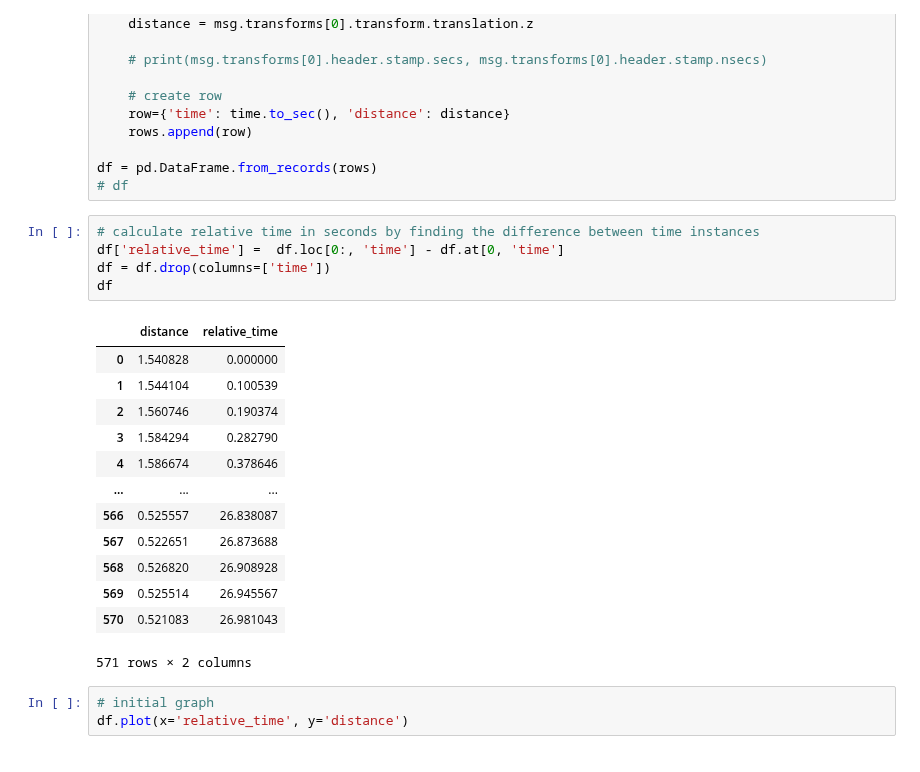
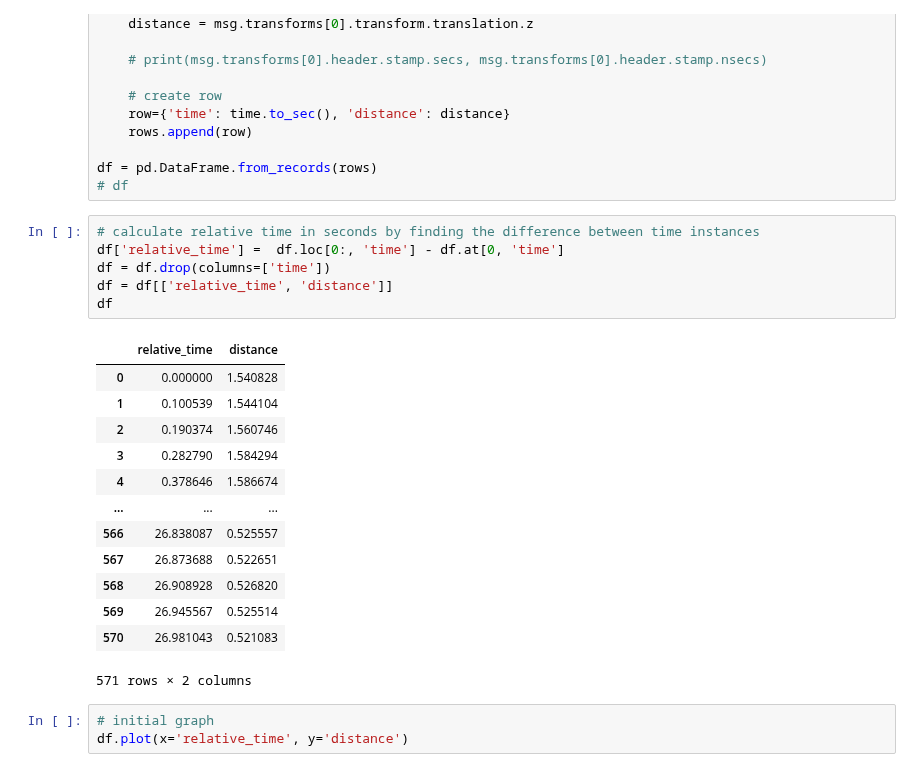
Before and after one commit to hakanErgin/apriltag_test_bench, a Jupyter notebook: test_pipeline/scripts/eda_distance.ipynb, the cells around one changed output. Saved outputs shown, nothing was run; the diff lists cells and outputs as text.

```diff
--- a/test_pipeline/scripts/eda_distance.ipynb
+++ b/test_pipeline/scripts/eda_distance.ipynb
@@ -27,21 +27,22 @@ df = pd.DataFrame.from_records(rows)
 # %%
 # calculate relative time in seconds by finding the difference between time instances
 df['relative_time'] =  df.loc[0:, 'time'] - df.at[0, 'time']
 df = df.drop(columns=['time'])
+df = df[['relative_time', 'distance']]
 df
 # %% [output]
-|  | distance | relative_time |
-| 0 | 1.540828 | 0.000000 |
-| 1 | 1.544104 | 0.100539 |
-| 2 | 1.560746 | 0.190374 |
-| 3 | 1.584294 | 0.282790 |
-| 4 | 1.586674 | 0.378646 |
+|  | relative_time | distance |
+| 0 | 0.000000 | 1.540828 |
+| 1 | 0.100539 | 1.544104 |
+| 2 | 0.190374 | 1.560746 |
+| 3 | 0.282790 | 1.584294 |
+| 4 | 0.378646 | 1.586674 |
 | ... | ... | ... |
-| 566 | 0.525557 | 26.838087 |
-| 567 | 0.522651 | 26.873688 |
-| 568 | 0.526820 | 26.908928 |
-| 569 | 0.525514 | 26.945567 |
-| 570 | 0.521083 | 26.981043 |
+| 566 | 26.838087 | 0.525557 |
+| 567 | 26.873688 | 0.522651 |
+| 568 | 26.908928 | 0.526820 |
+| 569 | 26.945567 | 0.525514 |
+| 570 | 26.981043 | 0.521083 |
 571 rows × 2 columns
 # %%
 # initial graph
```
Also changed, not shown: parts of 5 cells of this notebook.
